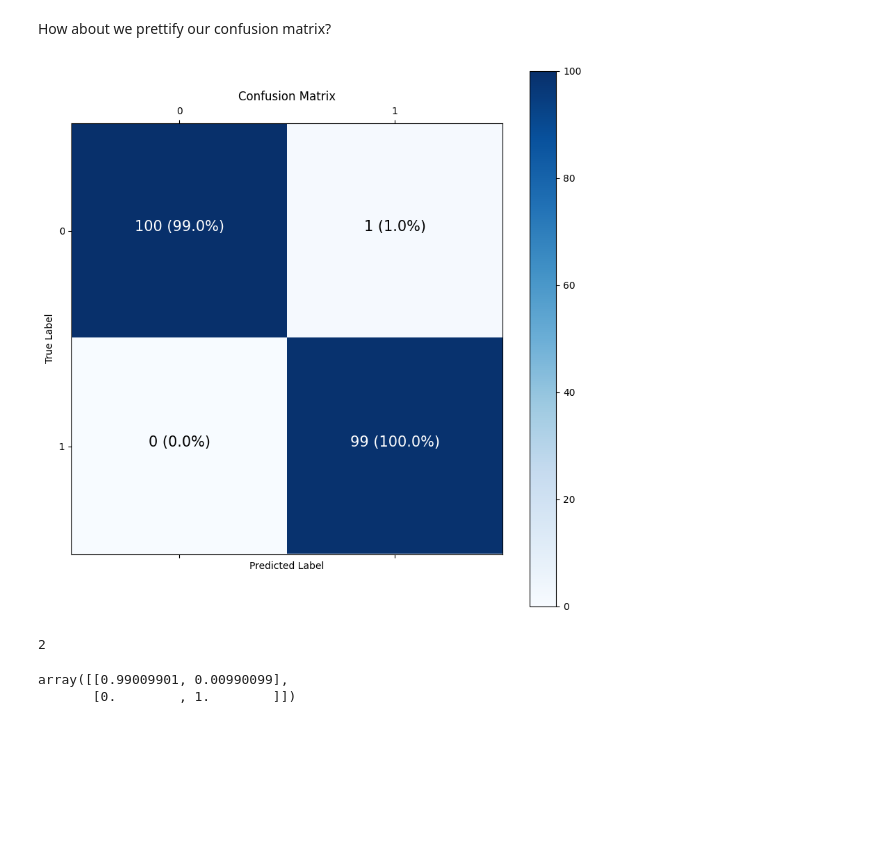
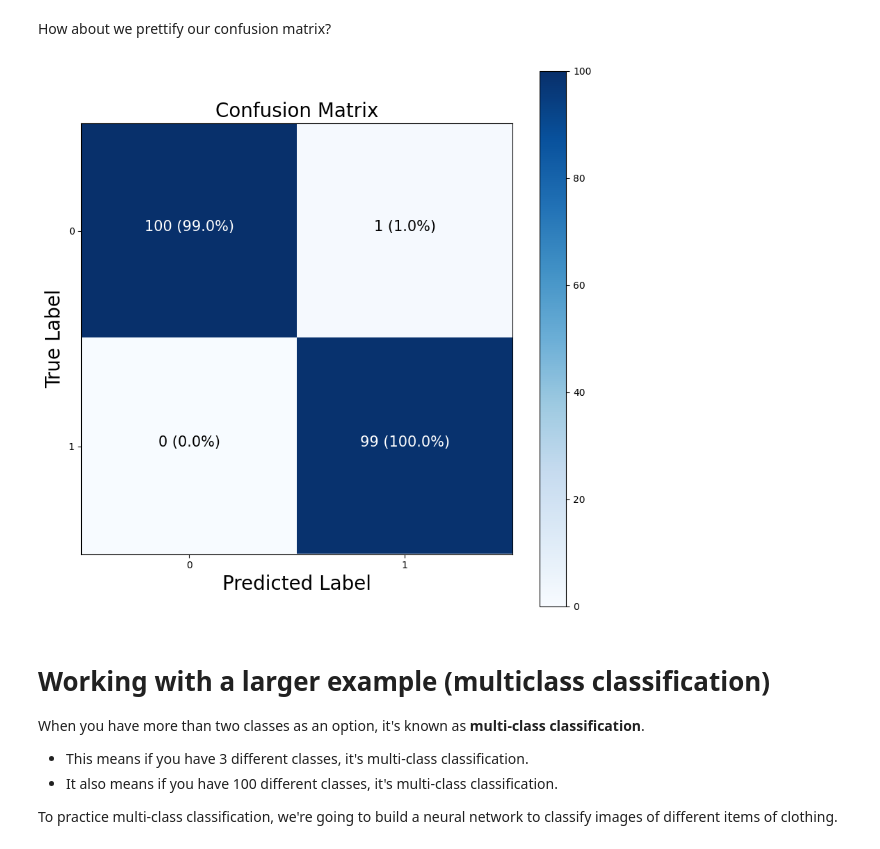
Before and after one commit to Nameless8243/TensorFlow_DL, a Jupyter notebook: 02_neural_network_classification_with_tensorflow.ipynb, the cells around one changed output. Saved outputs shown, nothing was run; the diff lists cells and outputs as text; code cells hidden in the pictures; blank space fills up the shorter version.

Commit message:
Multi-class classification (preparing data)

```diff
--- a/02_neural_network_classification_with_tensorflow.ipynb
+++ b/02_neural_network_classification_with_tensorflow.ipynb
@@ -968,40 +968,40 @@ fig, ax = plt.subplots(figsize=figsize)
 cax = ax.matshow(cm, cmap=plt.cm.Blues)
 fig.colorbar(cax)
 
 # Create classes
 classes = False
 
 if classes:
   labels = classes
 else:
   labels = np.arange(cm.shape[0])
 
 # Label the axis
 ax.set(title="Confusion Matrix",
        xlabel="Predicted Label",
        ylabel="True Label",
        xticks=np.arange(n_classes),
        yticks=np.arange(n_classes),
        xticklabels=labels,
        yticklabels=labels)
 
+# Set x-axis labels to the bottom
+ax.xaxis.set_label_position("bottom")
+ax.xaxis.tick_bottom()
+
+# Adjust label size
+ax.yaxis.label.set_size(20)
+ax.xaxis.label.set_size(20)
+ax.title.set_size(20)
+
 # Set treshold for different colors
 threshold = (cm.max() + cm.min()) / 2
 
 # Plot the text on each cell
 for i, j in itertools.product(range(cm.shape[0]), range(cm.shape[1])):
   plt.text(j, i, f"{cm[i, j]} ({cm_norm[i, j]*100:.1f}%)",
            horizontalalignment="center",
            color="white" if cm[i, j] > threshold else "black",
            size=15)
 # %% [output]
-[figure, old version]
+[figure, new version]
-# %%
-cm.shape[0]
-# %% [output]
-2
-# %%
-cm_norm
-# %% [output]
-array([[0.99009901, 0.00990099],
-       [0.        , 1.        ]])
@@ -1009,0 +1008,8 @@ array([[0.99009901, 0.00990099],
+# %% [markdown]
+# Working with a larger example (multiclass classification)
+
+When you have more than two classes as an option, it's known as **multi-class classification**.
+* This means if you have 3 different classes, it's multi-class classification.
+* It also means if you have 100 different classes, it's multi-class classification.
+
+To practice multi-class classification, we're going to build a neural network to classify images of different items of clothing.
```
Also changed, not shown: parts of 38 cells of this notebook.
